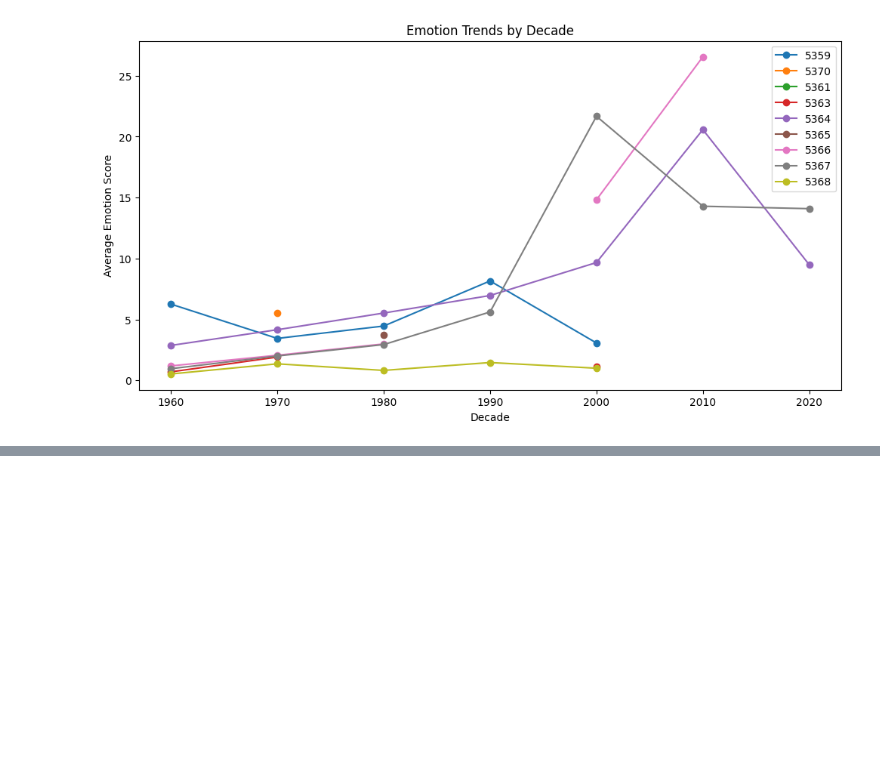
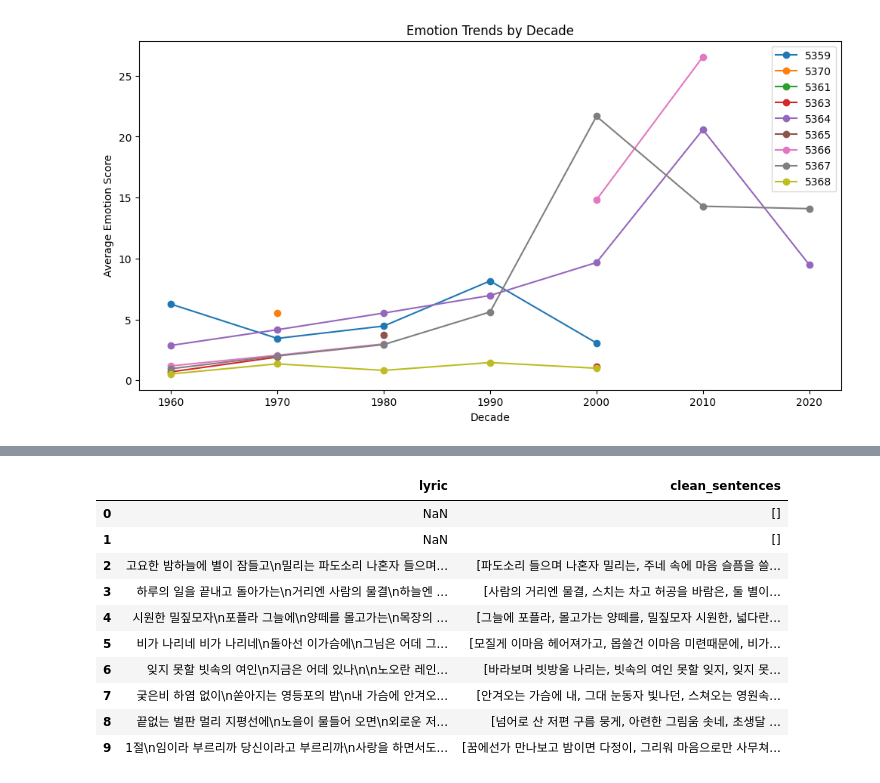
Before and after one commit to jangdain04-lab/TA_Airpods, a Jupyter notebook: TA_lyrics.ipynb, the cells around one changed output, grey strips where cells are left out. Saved outputs shown, nothing was run; the diff lists cells and outputs as text; code cells hidden in the pictures; blank space fills up the shorter version.

```diff
--- a/TA_lyrics.ipynb
+++ b/TA_lyrics.ipynb
@@ -496,0 +589,7 @@ df['emotion_word_ratio'] = df['hits'] / df['tokens'].apply(len)
+# %%
+def tokenize_sentences(sentences, km):
+    all_tokens = []
+    for s in sentences:     # 문장 하나씩 tokenizing
+        tokens = lexicon_tokenizer_komoran(s, km)
+        all_tokens.extend(tokens)
+    return all_tokens
@@ -496,0 +621,14 @@ df['emotion_word_ratio'] = df['hits'] / df['tokens'].apply(len)
+# %%
+df_kpop[['lyric', 'clean_sentences']].head(10)
+# %% [output]
+|  | lyric | clean_sentences |
+| 0 | NaN | [] |
+| 1 | NaN | [] |
+| 2 | 고요한 밤하늘에 별이 잠들고\n밀리는 파도소리 나혼자 들으며... | [파도소리 들으며 나혼자 밀리는, 주네 속에 마음 슬픔을 쓸... |
+| 3 | 하루의 일을 끝내고 돌아가는\n거리엔 사람의 물결\n하늘엔 ... | [사람의 거리엔 물결, 스치는 차고 허공을 바람은, 둘 별이... |
+| 4 | 시원한 밀짚모자\n포플라 그늘에\n양떼를 몰고가는\n목장의 ... | [그늘에 포플라, 몰고가는 양떼를, 밀짚모자 시원한, 넓다란... |
+| 5 | 비가 나리네 비가 나리네\n돌아선 이가슴에\n그님은 어데 그... | [모질게 이마음 헤어져가고, 몹쓸건 이마음 미련때문에, 비가... |
+| 6 | 잊지 못할 빗속의 여인\n지금은 어데 있나\n\n노오란 레인... | [바라보며 빗방울 나리는, 빗속의 여인 못할 잊지, 잊지 못... |
+| 7 | 궂은비 하염 없이\n쏟아지는 영등포의 밤\n내 가슴에 안겨오... | [안겨오는 가슴에 내, 그대 눈동자 빛나던, 스쳐오는 영원속... |
+| 8 | 끝없는 벌판 멀리 지평선에\n노을이 물들어 오면\n외로운 저... | [넘어로 산 저편 구름 뭉게, 아련한 그림움 솟네, 초생달 ... |
+| 9 | 1절\n임이라 부르리까 당신이라고 부르리까\n사랑을 하면서도... | [꿈에선가 만나보고 밤이면 다정이, 그리워 마음으로만 사무쳐... |
```
Also changed, not shown: parts of 16 cells of this notebook.
